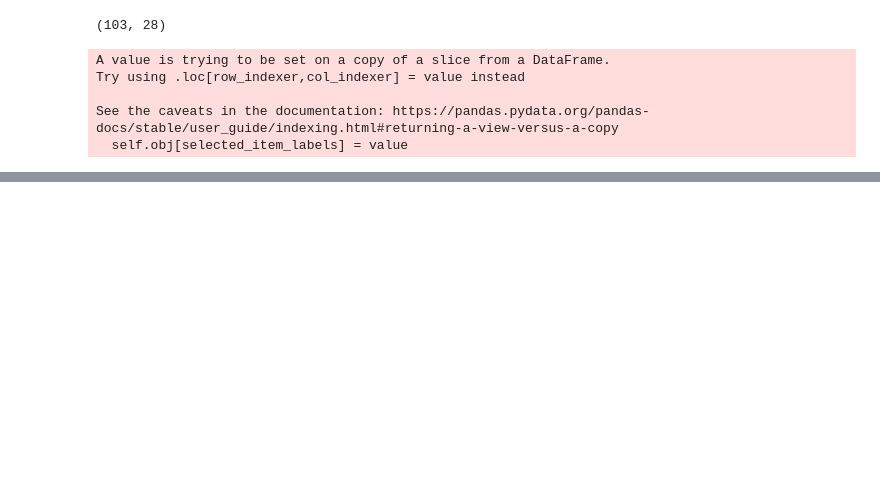
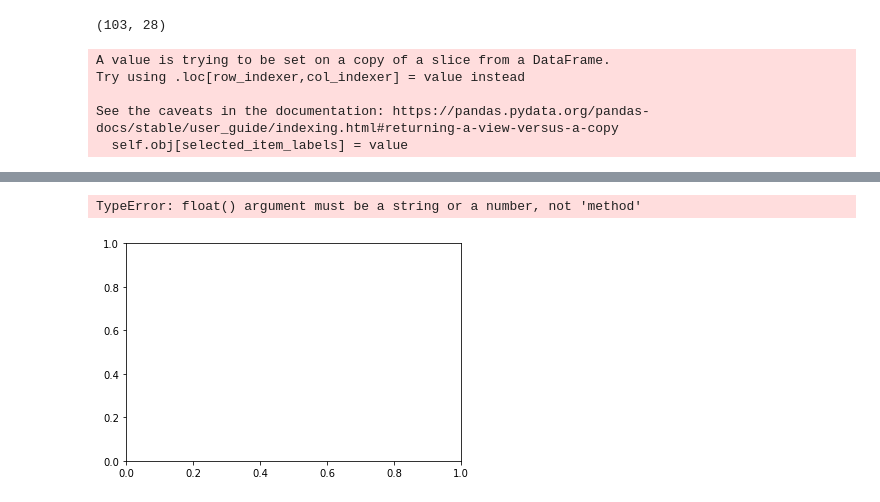
Before and after one commit to bkrall24/Fura2_analysis, a Jupyter notebook: Fura_test_notebook.ipynb, the cells around one changed output, grey strips where cells are left out. Drawn from its saved outputs; the diff is of its cells as text; code cells hidden in the pictures; blank space fills up the shorter version.

```diff
--- a/Fura_test_notebook.ipynb
+++ b/Fura_test_notebook.ipynb
@@ -1140,0 +1291,5 @@ AttributeError: 'Line2D' object has no property 'ax'
+# %%
+fig2, ax2 = plt.subplots(1,1)
+# %% [output]
+TypeError: float() argument must be a string or a number, not 'method'
+[figure, added]
```
Also changed, not shown: parts of 7 cells of this notebook.
